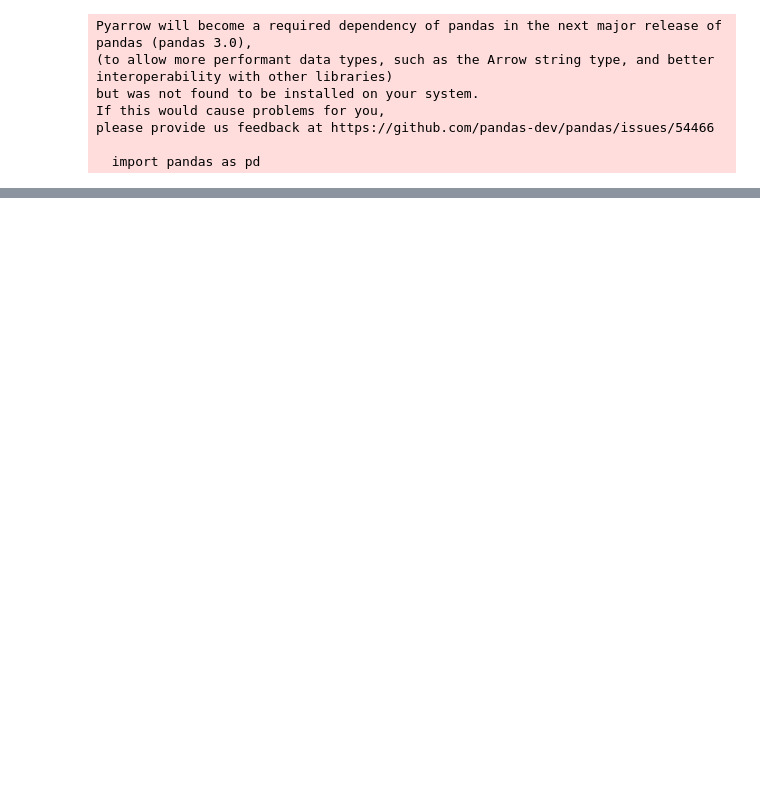
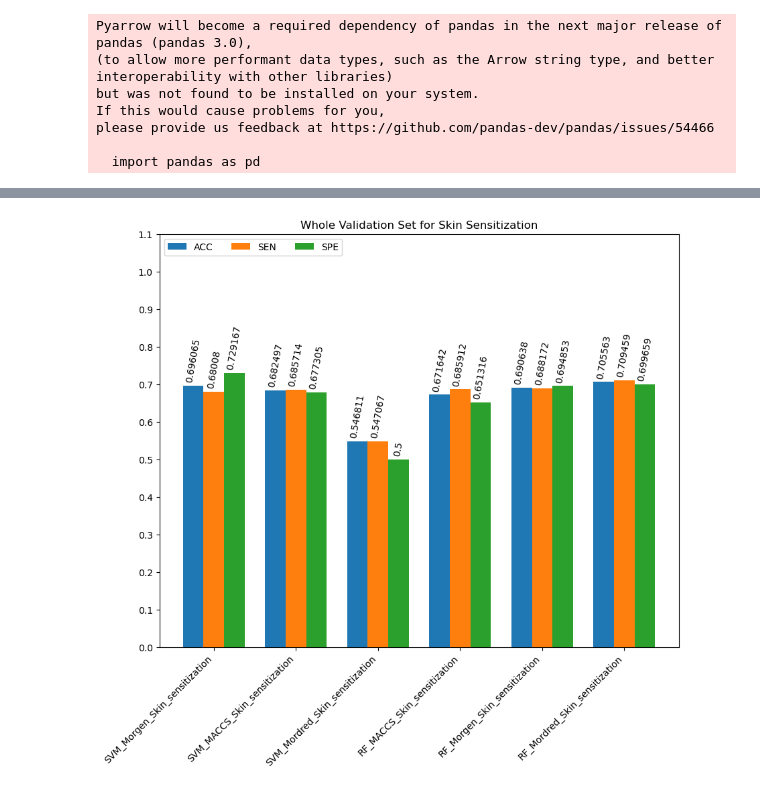
Before and after one commit to Seg0fieD/Toxicity_seminar, a Jupyter notebook: src/result_plot.ipynb, the cells around one changed output, grey strips where cells are left out. Cells and saved outputs as stored; diff of their text form; code cells hidden in the pictures; blank space fills up the shorter version.

```diff
--- a/src/result_plot.ipynb
+++ b/src/result_plot.ipynb
@@ -56,0 +67,3 @@ fig.savefig(fname= "../results/SVM_models.png", bbox_inches = "tight")
+# %%
+skin_sensetization = result_db[result_db["model_name"].str.contains("Skin_sensitization", case= False)]
+skin_sensetization
@@ -56,0 +78,35 @@ fig.savefig(fname= "../results/SVM_models.png", bbox_inches = "tight")
+# %%
+colmn = skin_sensetization.columns
+model_names = skin_sensetization[colmn[0]].values
+
+
+values = {}
+for i in range(1, len(colmn)):
+    values[colmn[i]] = skin_sensetization[colmn[i]].values
+
+
+
+x = np.arange(len(model_names))
+width = 0.25
+multiplier = 0
+
+fig, ax = plt.subplots(figsize= (10, 8))
+
+
+for attribute, measurement in values.items():
+    offset = width * multiplier
+    rects = ax.bar(x + offset, measurement, width, label= attribute)
+    ax.bar_label(rects, padding=3, rotation= 80)
+    multiplier += 1
+
+
+
+ax.set_title('Whole Validation Set for Skin Sensitization')
+ax.set_xticks(x + width, labels= model_names, rotation= 45, ha= "right")
+ax.set_yticks(np.arange(0, 1.2, 0.1))
+ax.legend(loc='upper left', ncols=3)
+
+plt.show()
+fig.savefig(fname= "../results/Skin_Sensitization.png", bbox_inches = "tight")
+# %% [output]
+[figure, added]
```
Also changed, not shown: parts of 5 cells of this notebook.
